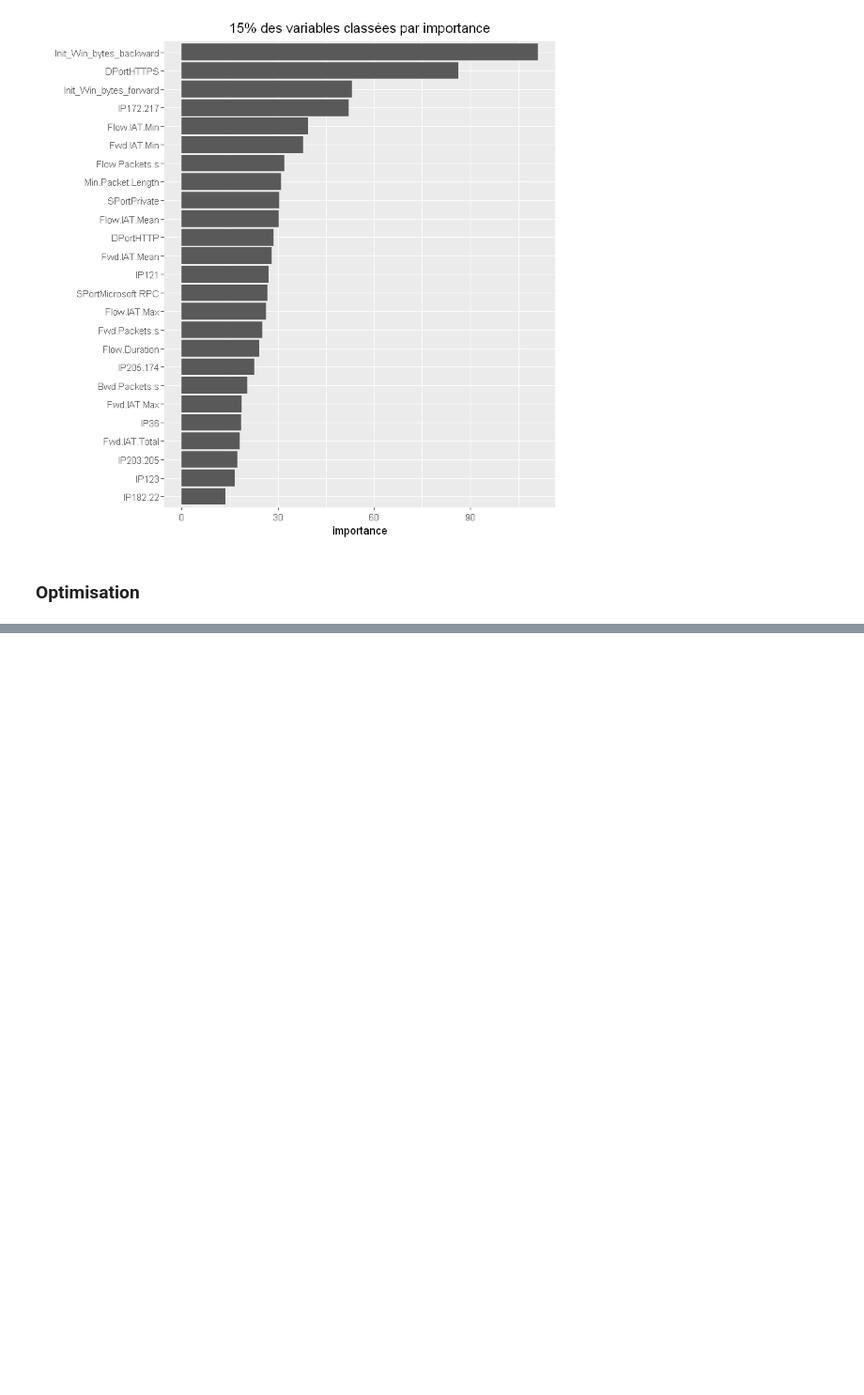
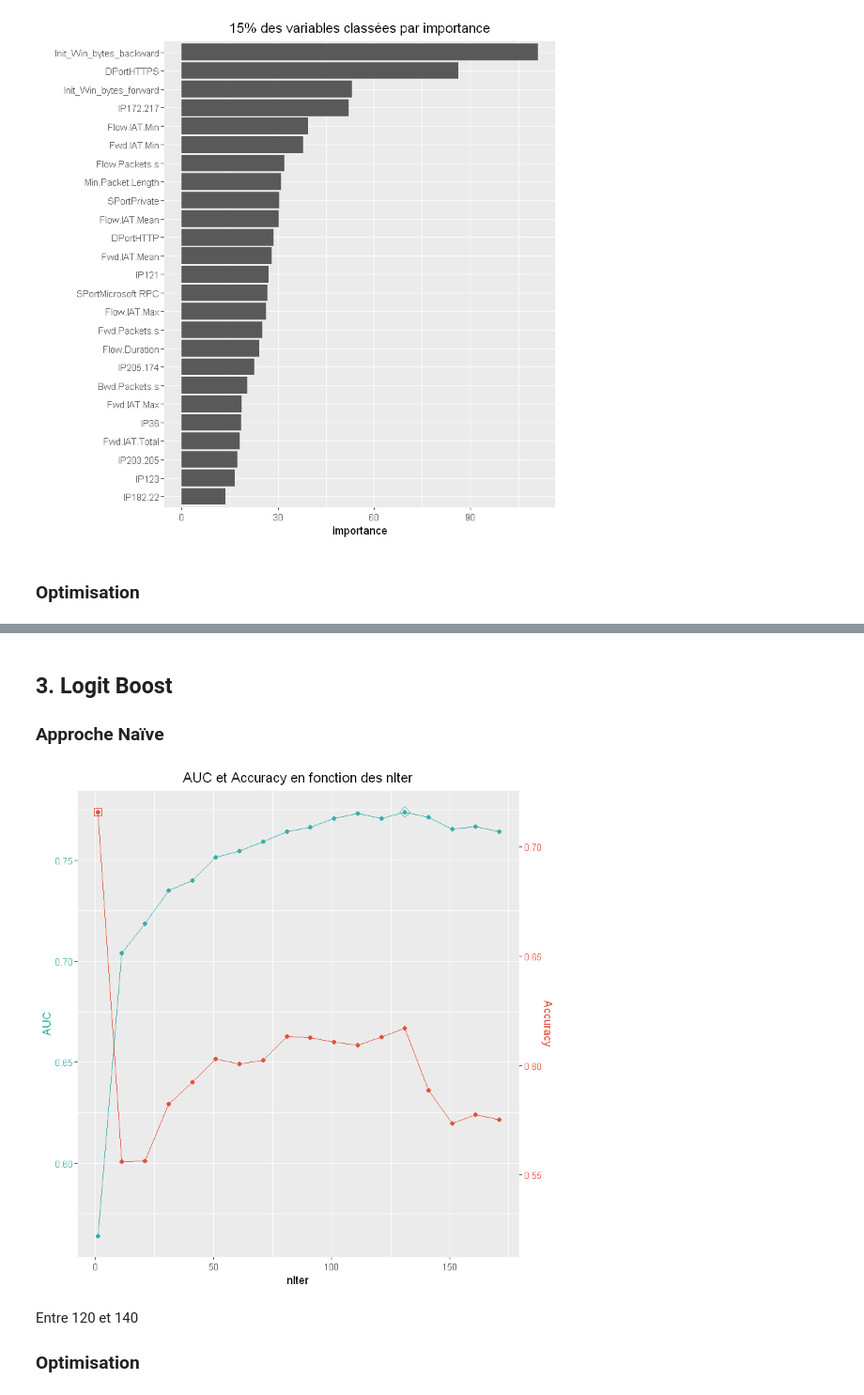
Before and after one commit to Lrakotoson/M_R, a Jupyter notebook: S2/Classification/Project/jet1.ipynb, the cells around one changed output, grey strips where cells are left out. Shown at 94% size. Saved outputs shown, nothing was run; the diff lists cells and outputs as text; code cells hidden in the pictures; blank space fills up the shorter version.

```diff
--- a/S2/Classification/Project/jet1.ipynb
+++ b/S2/Classification/Project/jet1.ipynb
@@ -545,3 +572,35 @@ bind_rows(
      select(Model, AUC, Accuracy)
     )
 )
+# %% [markdown]
+## 3. Logit Boost
+
+### Approche Naïve
+# %%
+lgb_tune_naive <- data.frame(
+    nIter = seq(1, 171, by =  10)
+)
+# %%
+cl <- makePSOCKcluster(4)
+registerDoParallel(cl)
+set.seed(2020)
+
+lgb_cv_naive <- train(
+    Label ~ .,
+    data = train_set,
+    method = "LogitBoost",
+    metric = "AUC",
+    trControl = tune_control,
+    tuneGrid = lgb_tune_naive
+)
+
+on.exit(stopCluster(cl))
+# %%
+plotmetrics(lgb_cv_naive) +
+labs(title = "AUC et Accuracy en fonction des nIter")
+# %% [output]
+[figure, added]
+# %% [markdown]
+Entre 120 et 140
+
+### Optimisation
```
Also changed, not shown: parts of 18 cells of this notebook, 1 other file.
